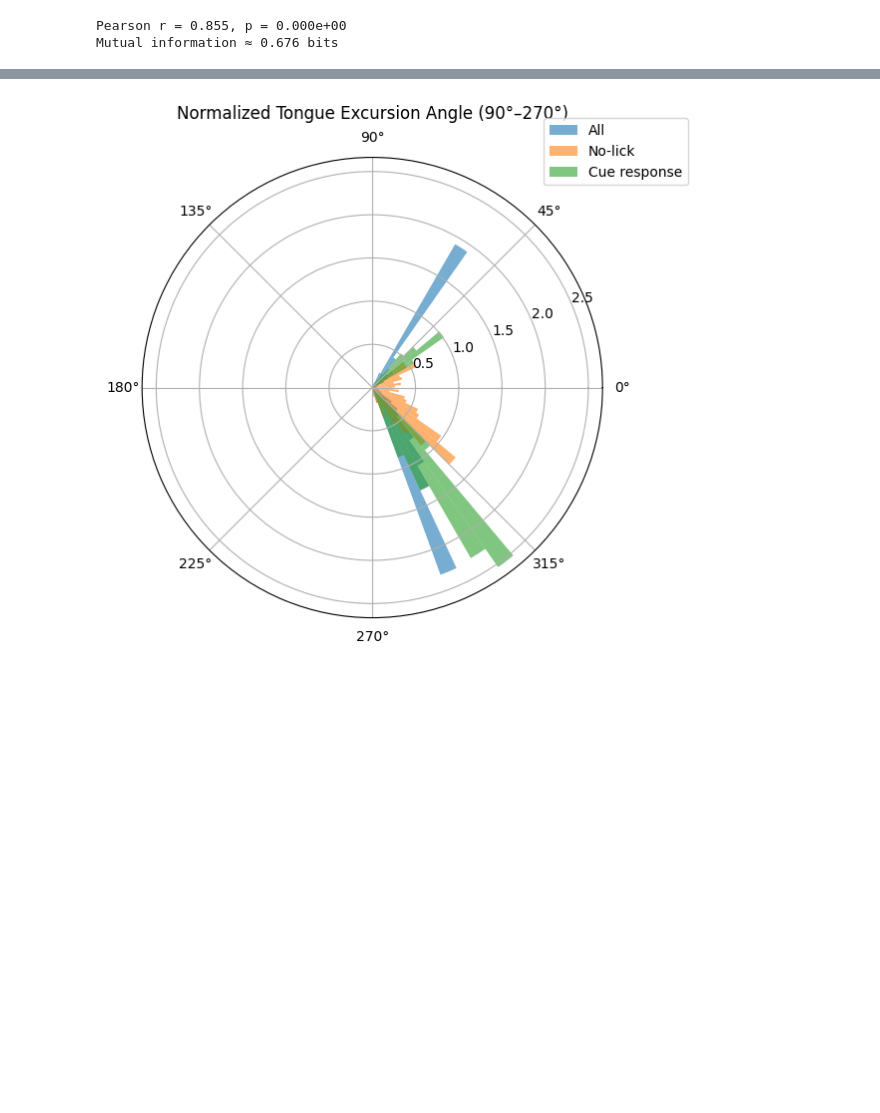
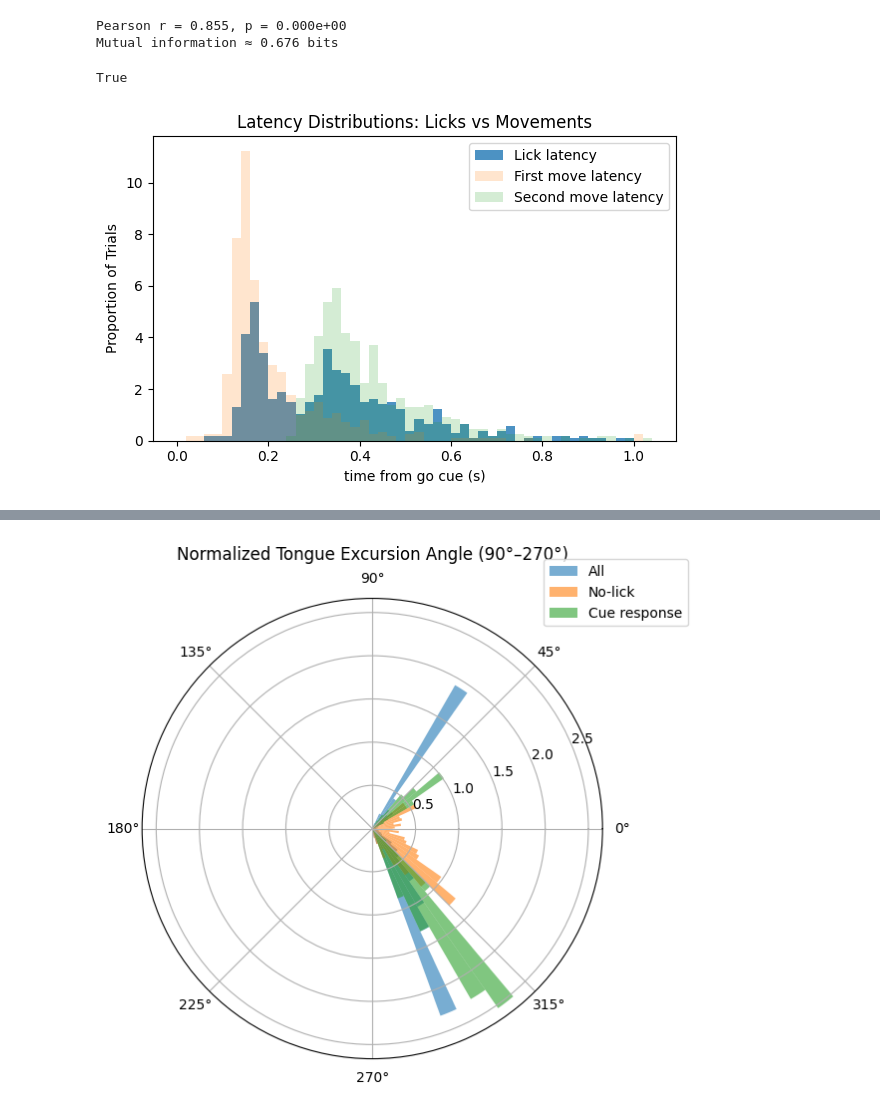
Before and after one commit to 1mattbecker/kinematics_analysis, a Jupyter notebook: code/tongue_kinematics_cueresponse.ipynb, the cells around one changed output, grey strips where cells are left out. Saved outputs shown, nothing was run; the diff lists cells and outputs as text; code cells hidden in the pictures; blank space fills up the shorter version.

```diff
--- a/code/tongue_kinematics_cueresponse.ipynb
+++ b/code/tongue_kinematics_cueresponse.ipynb
@@ -916,0 +1045,2 @@ Mutual information ≈ 0.676 bits
+# %%
+tongue_movements = annotate_movement_timing(tongue_movements, nwb.df_trials)
@@ -916,0 +1050,43 @@ Mutual information ≈ 0.676 bits
+# %%
+all(tongue_movements['movement_latency_from_go'].dropna().values) > 0
+# %% [output]
+True
+# %%
+
+def plot_latency_distributions(df: pd.DataFrame):
+    """
+    Plot normalized latency distributions:
+      • Lick latency (cue-response movements)
+      • First movement latency
+      • Second movement latency (if present)
+    """
+
+    # --- Lick latency ---
+    lick_lat = df.drop_duplicates('trial')['lick_latency'].dropna()
+
+    # --- First & second movement latency ---
+    moves = (
+        df[['trial', 'movement_number_in_trial', 'movement_latency_from_go']]
+        .dropna(subset=['movement_latency_from_go'])
+        .sort_values(['trial', 'movement_number_in_trial'])
+    )
+
+    first_move = moves.groupby('trial').nth(0)['movement_latency_from_go']
+    second_move = moves.groupby('trial').nth(1)['movement_latency_from_go'].dropna()
+
+    # --- Plot ---
+    fig, ax = plt.subplots(figsize=(6, 4))
+    bins = np.arange(0, 1.05, 0.02)
+
+    ax.hist(lick_lat, bins=bins, density=True, alpha=0.8, label='Lick latency')
+    ax.hist(first_move, bins=bins, density=True, alpha=0.2, label='First move latency')
+    ax.hist(second_move, bins=bins, density=True, alpha=0.2, label='Second move latency')
+
+    ax.set(
+        title="Latency Distributions: Licks vs Movements",
+        xlabel="time from go cue (s)",
+        ylabel="Proportion of Trials"
+    )
+    ax.legend()
+    fig.tight_layout()
+    return fig
@@ -916,0 +1139,4 @@ Mutual information ≈ 0.676 bits
+# %%
+fig1 = plot_latency_distributions(tongue_movements)
+# %% [output]
+[figure, added]
```
Also changed, not shown: parts of 14 cells of this notebook.
